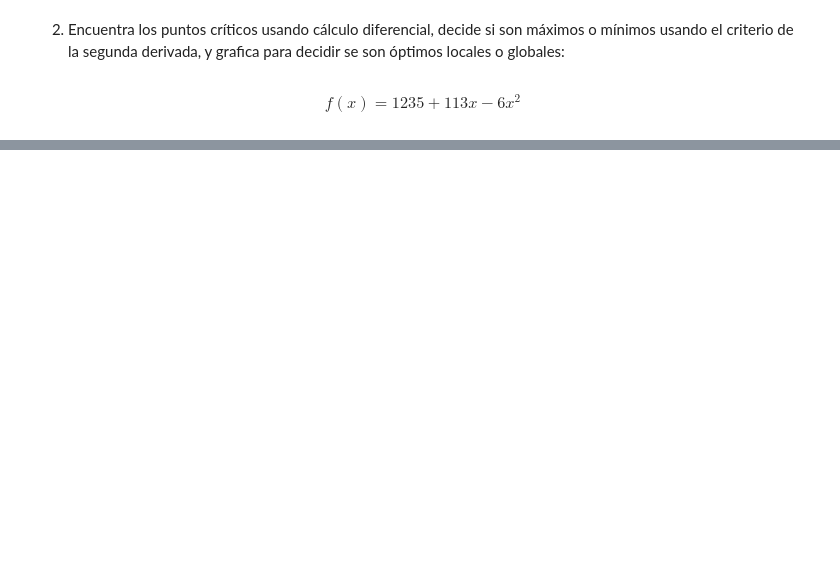
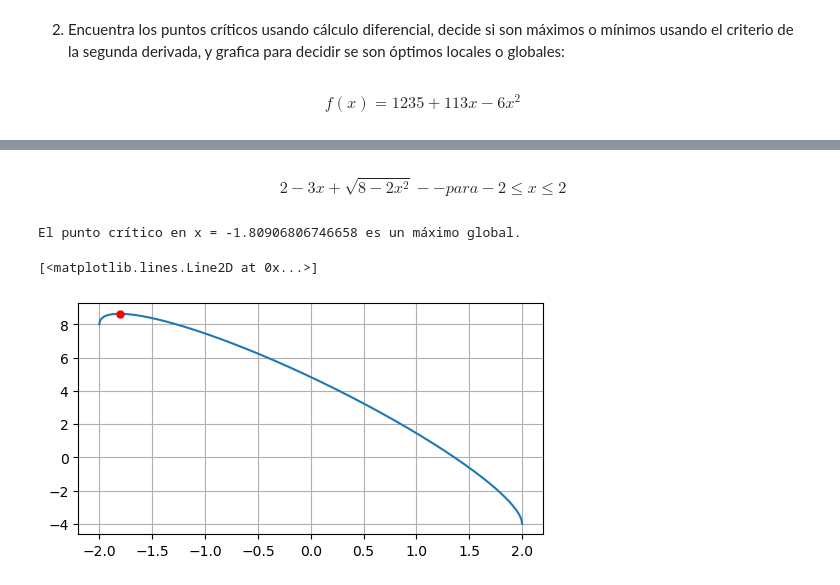
Before and after one commit to RRlaura/Simulacion-Matematica, a Jupyter notebook: Clase 6 A04 (1).ipynb, the cells around one changed output, grey strips where cells are left out. Drawn from its saved outputs; the diff is of its cells as text; code cells hidden in the pictures; blank space fills up the shorter version.

```diff
--- a/Clase 6 A04 (1).ipynb
+++ b/Clase 6 A04 (1).ipynb
@@ -110,0 +155,32 @@ SympifyError: SympifyError: [113/12]
+# %% [markdown]
+$$ 2 - 3x + \sqrt{8-2x^2} -- para -2 ≤ x ≤ 2 $$
+# %%
+import sympy as sp
+import numpy as np
+import matplotlib.pyplot as plt
+sp.var("x")
+
+def f(x):
+    return 2 - 3*x + (8 - 2*x**2)**0.5
+
+df1 = sp.diff(f(x), x)
+
+pc = sp.solve(df1, x)
+
+d2y = sp.diff(df1, x)
+d2y_evaluado = d2y.subs(x, pc[0])
+if d2y_evaluado > 0:
+    print("El punto crítico en x =", pc[0], "es un mínimo global.")
+else:
+    print("El punto crítico en x =", pc[0], "es un máximo global.")
+
+x_vals = np.linspace(-2, 2, 1000)
+
+plt.figure(figsize=(6, 3))
+plt.plot(x_vals, f(x_vals))
+plt.grid()
+plt.plot(pc[0], f(pc[0]), "r.", ms=10)
+# %% [output]
+El punto crítico en x = -1.80906806746658 es un máximo global.
+[<matplotlib.lines.Line2D at 0x...>]
+[figure, added]
```
Also changed, not shown: parts of 8 cells of this notebook.
